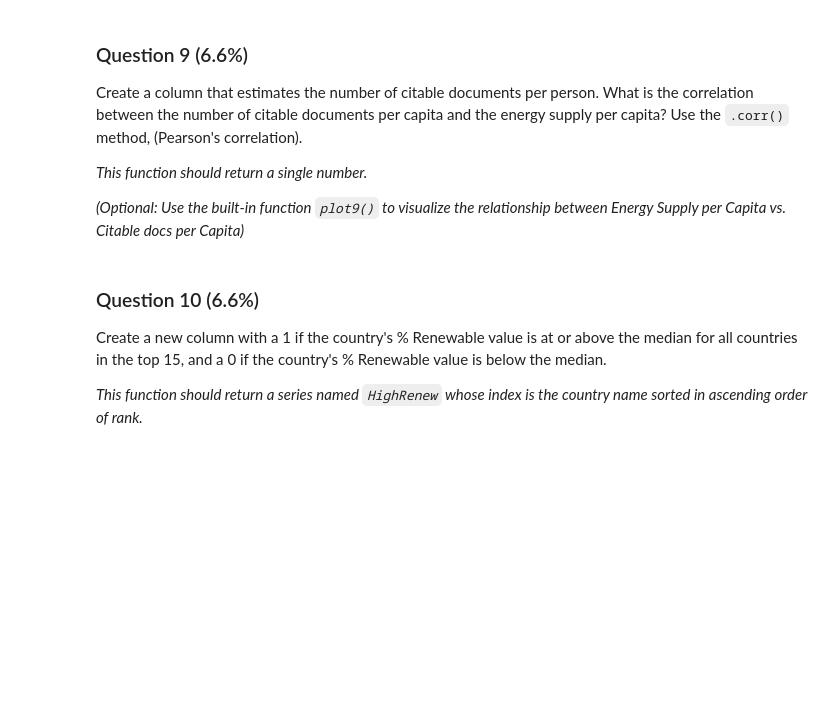
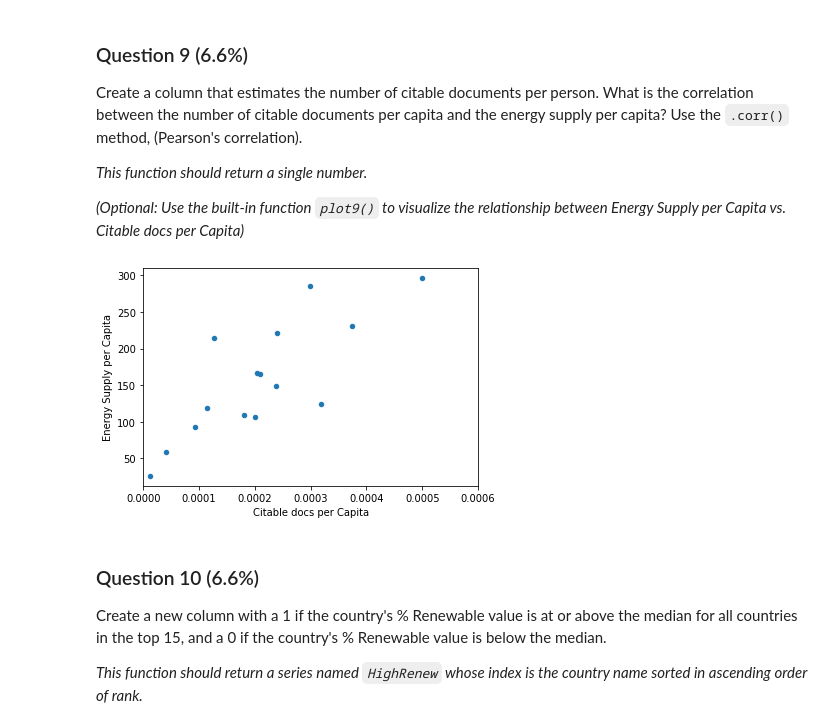
Before and after one commit to vmalkoti/Applied-Data-Science-with-Python, a Jupyter notebook: Assignment+3.ipynb, the cells around one changed output. Saved outputs shown, nothing was run; the diff lists cells and outputs as text; code cells hidden in the pictures; blank space fills up the shorter version.

```diff
--- a/Assignment+3.ipynb
+++ b/Assignment+3.ipynb
@@ -272,7 +282,9 @@ def plot9():
     Top15['Citable docs per Capita'] = Top15['Citable documents'] / Top15['PopEst']
     Top15.plot(x='Citable docs per Capita', y='Energy Supply per Capita', kind='scatter', xlim=[0, 0.0006])
 # %%
-#plot9() # Be sure to comment out plot9() before submitting the assignment!
+plot9() # Be sure to comment out plot9() before submitting the assignment!
+# %% [output]
+[figure, added]
 # %% [markdown]
 ### Question 10 (6.6%)
 Create a new column with a 1 if the country's % Renewable value is at or above the median for all countries in the top 15, and a 0 if the country's % Renewable value is below the median.
```
Also changed, not shown: parts of 4 cells of this notebook.
